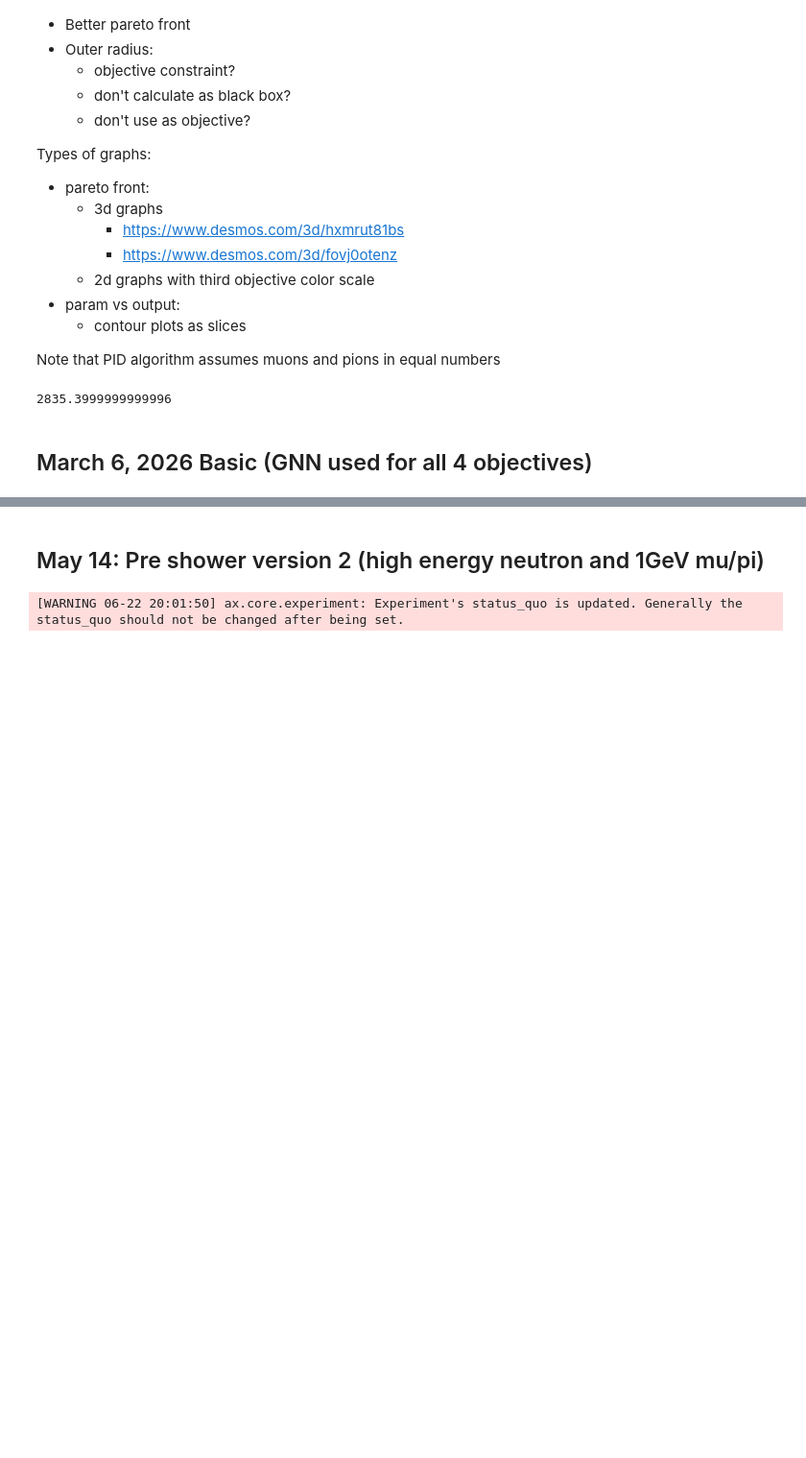
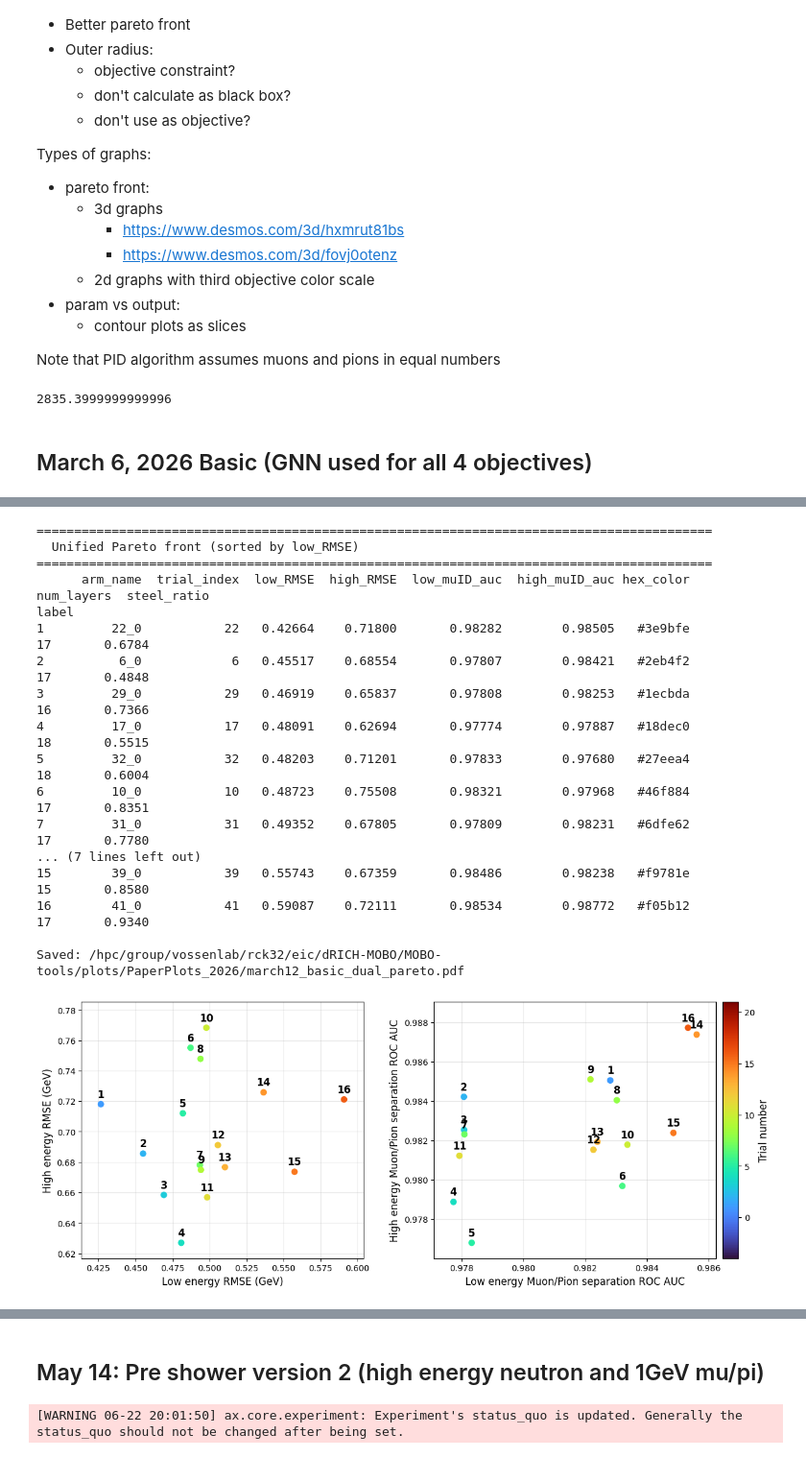
Before and after one commit to aid2e/dRICH-MOBO, a Jupyter notebook: MOBO-tools/mobo_analysis.ipynb, the cells around one changed output, grey strips where cells are left out. Shown at 96% size. Cells and saved outputs as stored; diff of their text form; code cells hidden in the pictures; blank space fills up the shorter version.

Commit message:
reran mobo (march 12) with higher thresholds to match march 7 etc

```diff
--- a/MOBO-tools/mobo_analysis.ipynb
+++ b/MOBO-tools/mobo_analysis.ipynb
@@ -95,7 +95,8 @@ class PlotGenerator:
             "april_26__objectives__high_rmse_low_rmse_5GeV_mupi_1GeV_mupi_april_26__parameters__preshower_ratio_preshower_steel_ratio_postshower_steel_ratio" : "_april_26",
             "april_18__objectives__high_rmse_low_rmse_1GeV_mupi_april_18__parameters__num_layers_steel_ratio_thick_diff_ratio": "_april_18",
             "april_4__objectives__high_rmse_low_rmse_5GeV_mupi_1GeV_mupi_april_4__parameters__num_layers_steel_ratio" : "_april_4",
-            "March_6_2026_basic_objectives__high_rmse_low_rmse_high_mupi_low_mupi__parameters__num_layers_steel_ratio" : "_March_6_2026_basic"
+            "March_6_2026_basic_objectives__high_rmse_low_rmse_high_mupi_low_mupi__parameters__num_layers_steel_ratio" : "_March_6_2026_basic",
+            "March_12_2026_basic_objectives__high_rmse_low_rmse_high_mupi_low_mupi__parameters__num_layers_steel_ratio" : "_March_12_2026_basic"
         }
         self.date_suffix = self.info_to_day_dict[self.experiment_info]
 
@@ -295,7 +296,7 @@ class PlotGenerator:
 ## March 6, 2026 Basic (GNN used for all 4 objectives)
 # %%
 # USING PlotGenerator
-pg_march_6_2026_basic = PlotGenerator("experiment_high_rmse_low_rmse_high_mupi_low_mupi_march_6_2026","March_6_2026_basic_objectives__high_rmse_low_rmse_high_mupi_low_mupi__parameters__num_layers_steel_ratio")
-pg_march_6_2026_basic.plot_slices()
-pg_march_6_2026_basic.plot_pareto_fronts()
+pg_march_12_2026_basic = PlotGenerator("experiment_high_rmse_low_rmse_high_mupi_low_mupi_march_12_basic_2026","March_12_2026_basic_objectives__high_rmse_low_rmse_high_mupi_low_mupi__parameters__num_layers_steel_ratio")
+pg_march_12_2026_basic.plot_slices()
+pg_march_12_2026_basic.plot_pareto_fronts()
 # %% [output]
@@ -303,3 +304,31 @@ pg_march_6_2026_basic.plot_pareto_fronts()
+# %%
+# importlib.reload(pareto_labeler)
+import pareto_labeler
+from pareto_labeler import label_pareto_fronts,plot_dual_pareto
+
+# df = plot_dual_pareto(pg_march_12_2026_basic, cmap = "turbo",color_pad=5)
+
+# Or save to PDF:
+df = plot_dual_pareto(pg_march_12_2026_basic, save_path="/hpc/group/vossenlab/rck32/eic/dRICH-MOBO/MOBO-tools/plots/PaperPlots_2026/march12_basic_dual_pareto.pdf", cmap = "turbo",color_pad=5)
+# %% [output]
+==========================================================================================
+  Unified Pareto front (sorted by low_RMSE)
+==========================================================================================
+      arm_name  trial_index  low_RMSE  high_RMSE  low_muID_auc  high_muID_auc hex_color  num_layers  steel_ratio
+label
+1         22_0           22   0.42664    0.71800       0.98282        0.98505   #3e9bfe          17       0.6784
+2          6_0            6   0.45517    0.68554       0.97807        0.98421   #2eb4f2          17       0.4848
+3         29_0           29   0.46919    0.65837       0.97808        0.98253   #1ecbda          16       0.7366
+4         17_0           17   0.48091    0.62694       0.97774        0.97887   #18dec0          18       0.5515
+5         32_0           32   0.48203    0.71201       0.97833        0.97680   #27eea4          18       0.6004
+6         10_0           10   0.48723    0.75508       0.98321        0.97968   #46f884          17       0.8351
+7         31_0           31   0.49352    0.67805       0.97809        0.98231   #6dfe62          17       0.7780
+... (7 lines left out)
+15        39_0           39   0.55743    0.67359       0.98486        0.98238   #f9781e          15       0.8580
+16        41_0           41   0.59087    0.72111       0.98534        0.98772   #f05b12          17       0.9340
+
+Saved: /hpc/group/vossenlab/rck32/eic/dRICH-MOBO/MOBO-tools/plots/PaperPlots_2026/march12_basic_dual_pareto.pdf
+[figure, added]
 # %%
 
 observed_frontiers = get_observed_pareto_frontiers(experiment=pg_march_6_2026_basic.experiment,rel=False)
```
Also changed, not shown: parts of 2 cells of this notebook, 3 other files.
